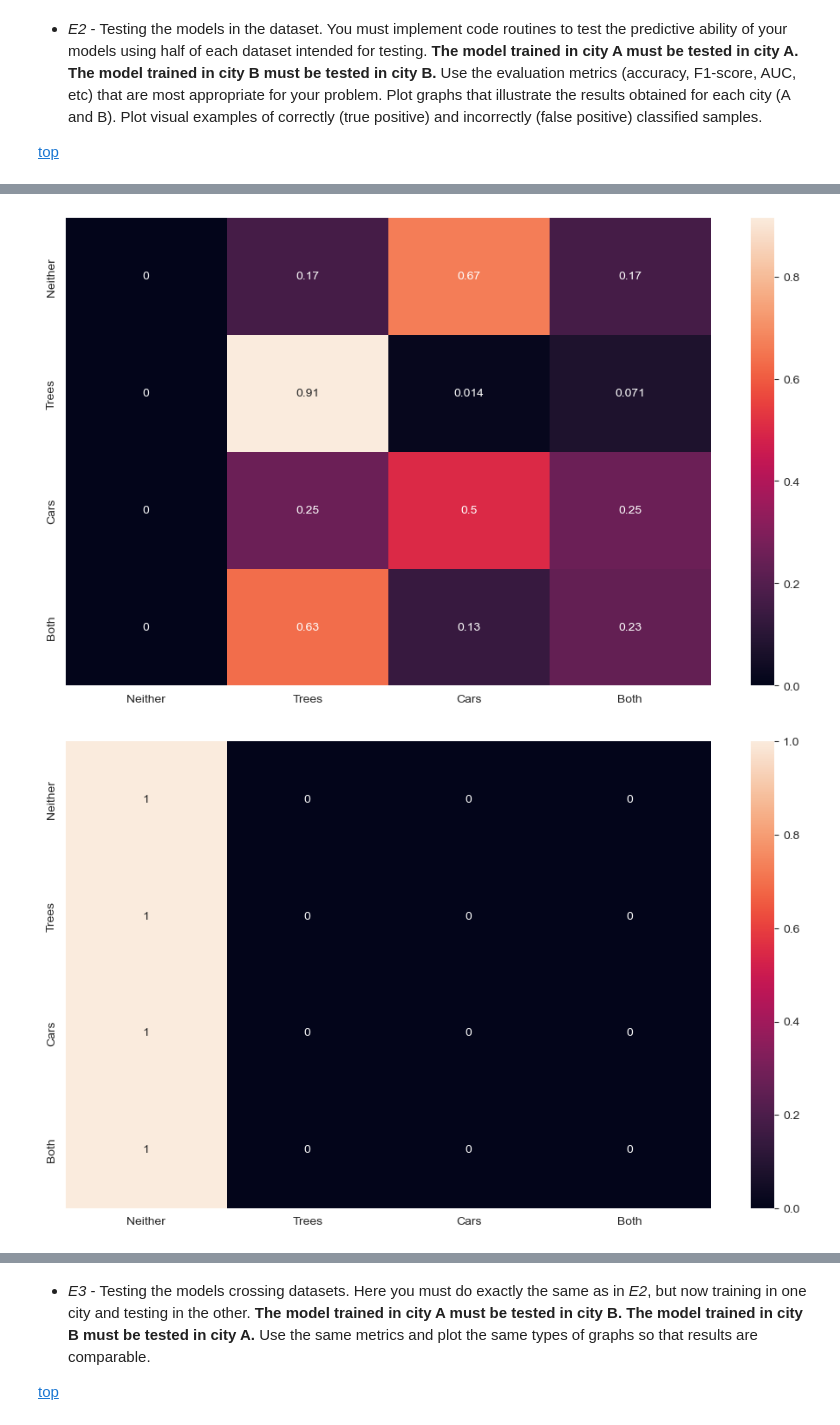
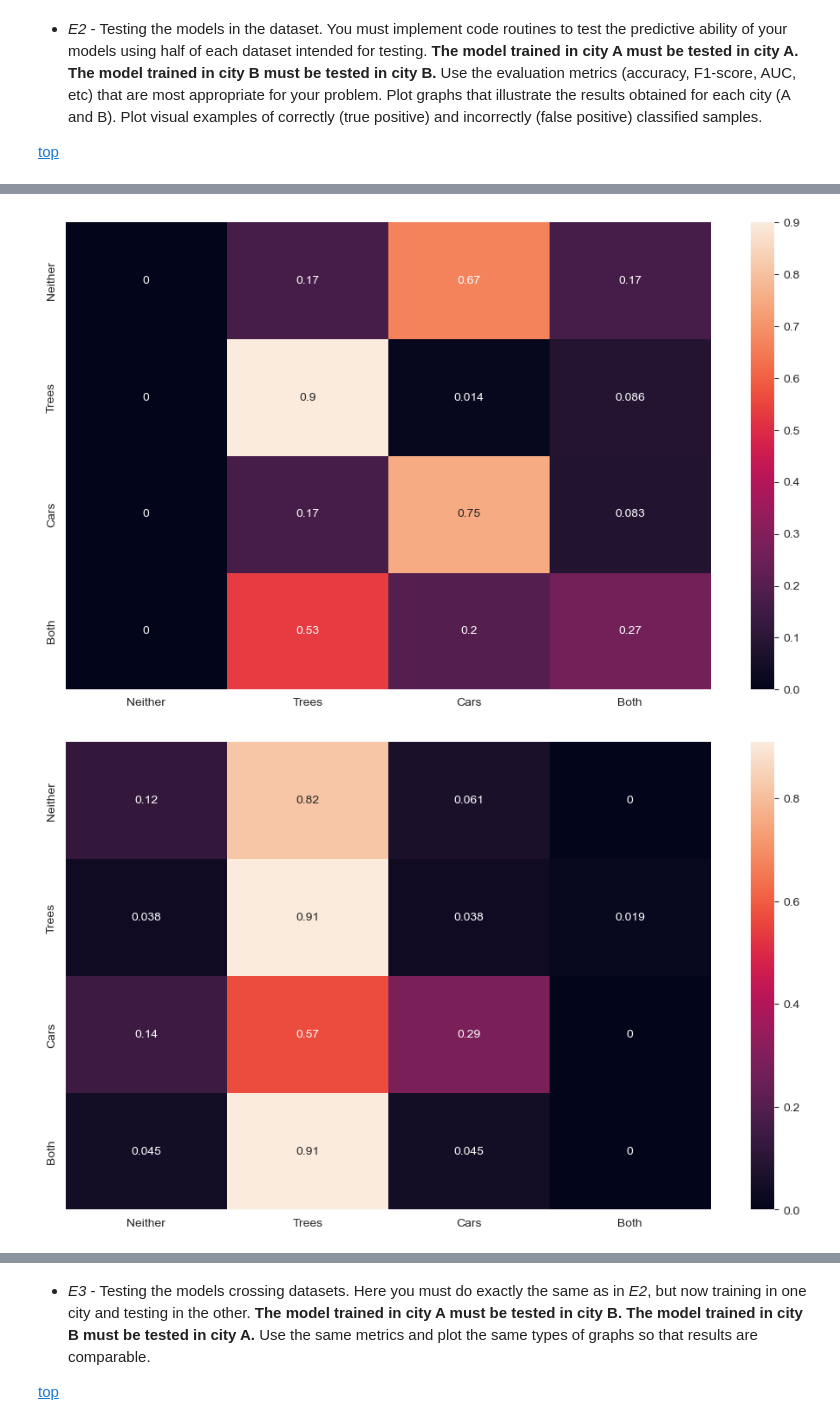
Before and after one commit to Jarlxta/CSCU9M6-ImageClassification, a Jupyter notebook: 2023_Spring_Assignment_M6.ipynb, the cells around one changed output, grey strips where cells are left out. Drawn from its saved outputs; the diff is of its cells as text; code cells hidden in the pictures.

Commit message:
All experimental test and evaluation blocks added

```diff
--- a/2023_Spring_Assignment_M6.ipynb
+++ b/2023_Spring_Assignment_M6.ipynb
@@ -528,0 +625,7 @@ conf_matrix(stirling_model, stirling_train)
+# %%
+## Stirling model with a modest number of epochs and a low learning rate.
+stirling_epochs = 20
+stirling_lr = 0.001
+stirling_model1 = AlexNet(num_classes).to(device)
+stirling_loss1 = nn.CrossEntropyLoss().to(device)
+stirling_optimizer = torch.optim.Adam(stirling_model1.parameters(), lr=stirling_lr)
@@ -545,8 +804,8 @@ Test Loss: 211553043349504.00. Test Accuracy: 0.29. Time to test: 7.823761701583
 # %%
-conf_matrix(branson_model, branson_test)
+conf_matrix(branson_model1, branson_test)
 # %% [output]
-[figure, old version]
+[figure, new version]
 # %%
-conf_matrix(stirling_model, stirling_test)
+conf_matrix(stirling_model1, stirling_test)
 # %% [output]
-[figure, old version]
+[figure, new version]
```
Also changed, not shown: parts of 79 cells of this notebook.
